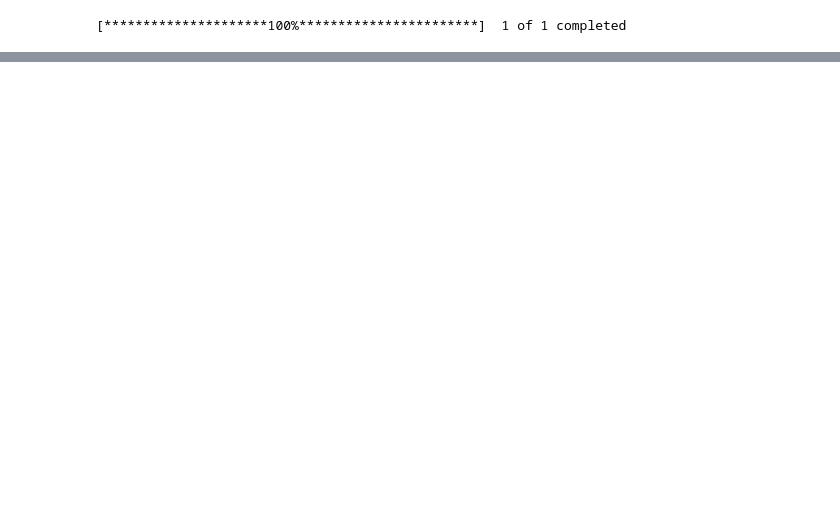
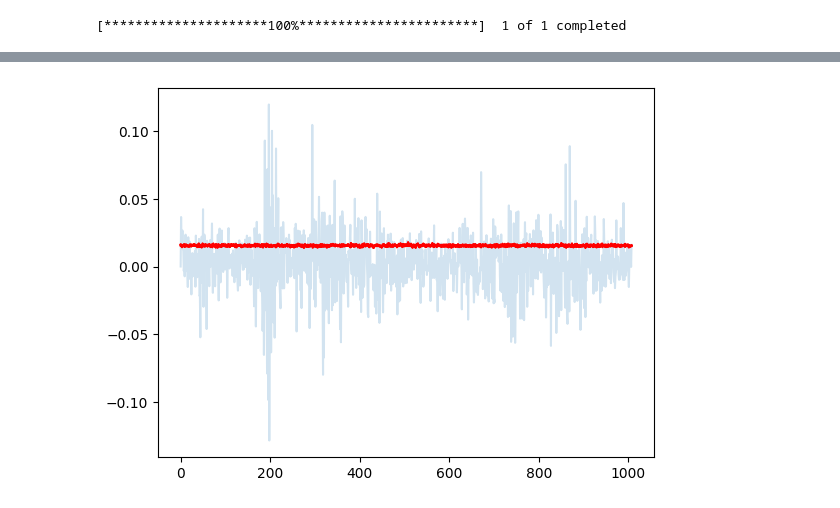
Before and after one commit to EyuelPersonal/BayesianProject, a Jupyter notebook: TeslaCode.ipynb, the cells around one changed output, grey strips where cells are left out. Drawn from its saved outputs; the diff is of its cells as text; code cells hidden in the pictures; blank space fills up the shorter version.

```diff
--- a/TeslaCode.ipynb
+++ b/TeslaCode.ipynb
@@ -70,0 +117,9 @@ ax.legend(["Apple", "stochastic volatility process"], loc="upper right");
+# %%
+a = trace["logs", ::4].shape[0]
+
+plt.plot(change_returns.get_value(), alpha=.2)
+for k in range(4):
+    plt.plot(1/np.exp(trace['logs', k::4]),color='r',alpha=1)
+ax = plt.gca()
+# %% [output]
+[figure, added]
```
Also changed, not shown: parts of 16 cells of this notebook, 1 other file.
